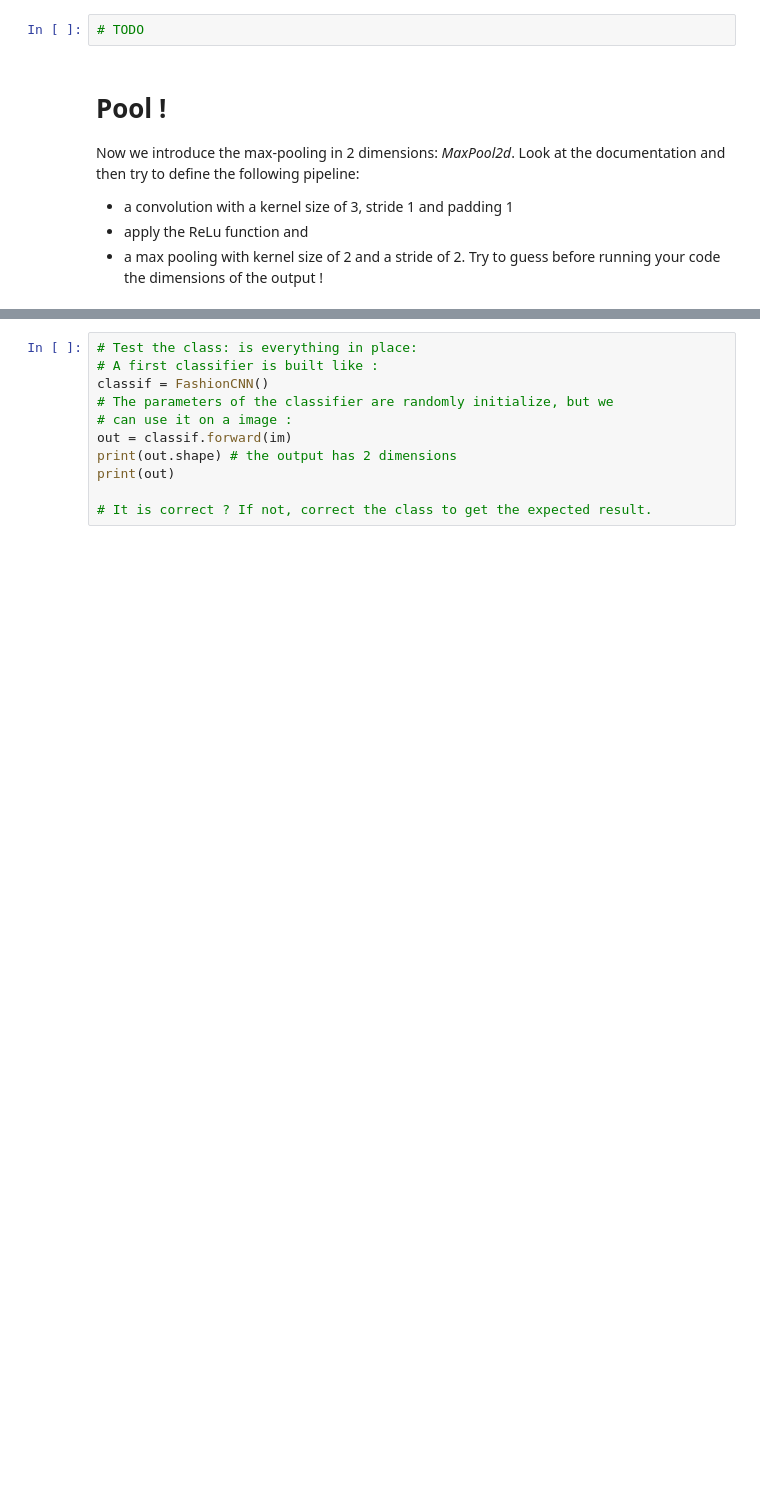
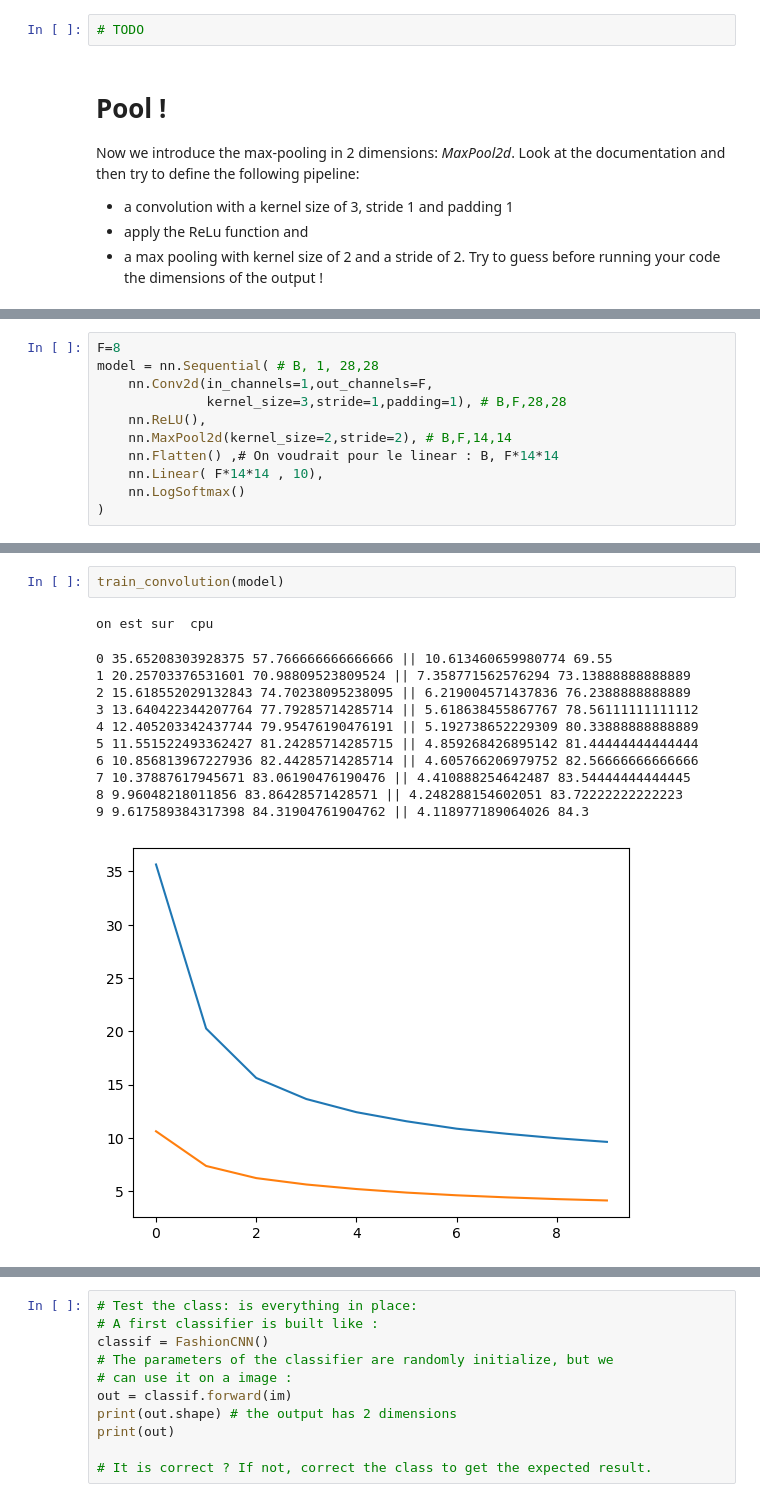
Before and after one commit to Allauzen/cpia-dl, a Jupyter notebook: tp/cpia_lab_conv2D_2025-cor.ipynb, the cells around one changed output, grey strips where cells are left out. Saved outputs shown, nothing was run; the diff lists cells and outputs as text; blank space fills up the shorter version.

```diff
--- a/tp/cpia_lab_conv2D_2025-cor.ipynb
+++ b/tp/cpia_lab_conv2D_2025-cor.ipynb
@@ -441,0 +480,11 @@ Try to guess before running your code the dimensions of the output !
+# %%
+F=8
+model = nn.Sequential( # B, 1, 28,28
+    nn.Conv2d(in_channels=1,out_channels=F,
+              kernel_size=3,stride=1,padding=1), # B,F,28,28
+    nn.ReLU(),
+    nn.MaxPool2d(kernel_size=2,stride=2), # B,F,14,14
+    nn.Flatten() ,# On voudrait pour le linear : B, F*14*14
+    nn.Linear( F*14*14 , 10),
+    nn.LogSoftmax()
+)
@@ -442,3 +536,18 @@ Try to guess before running your code the dimensions of the output !
+# %%
+train_convolution(model)
+# %% [output]
+on est sur  cpu
+0 35.65208303928375 57.766666666666666 || 10.613460659980774 69.55
+1 20.25703376531601 70.98809523809524 || 7.358771562576294 73.13888888888889
+2 15.618552029132843 74.70238095238095 || 6.219004571437836 76.2388888888889
+3 13.640422344207764 77.79285714285714 || 5.618638455867767 78.56111111111112
+4 12.405203342437744 79.95476190476191 || 5.192738652229309 80.33888888888889
+5 11.551522493362427 81.24285714285715 || 4.859268426895142 81.44444444444444
+6 10.856813967227936 82.44285714285714 || 4.605766206979752 82.56666666666666
+7 10.37887617945671 83.06190476190476 || 4.410888254642487 83.54444444444445
+8 9.96048218011856 83.86428571428571 || 4.248288154602051 83.72222222222223
+9 9.617589384317398 84.31904761904762 || 4.118977189064026 84.3
+[figure, added]
 # %% [markdown]
 #  A first model
 
```
Also changed, not shown: parts of 15 cells of this notebook, 1 other file.
